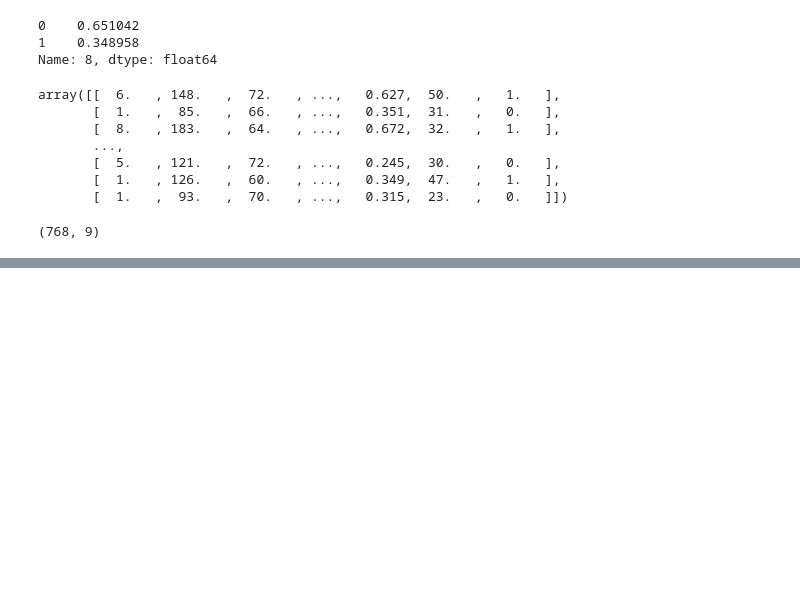
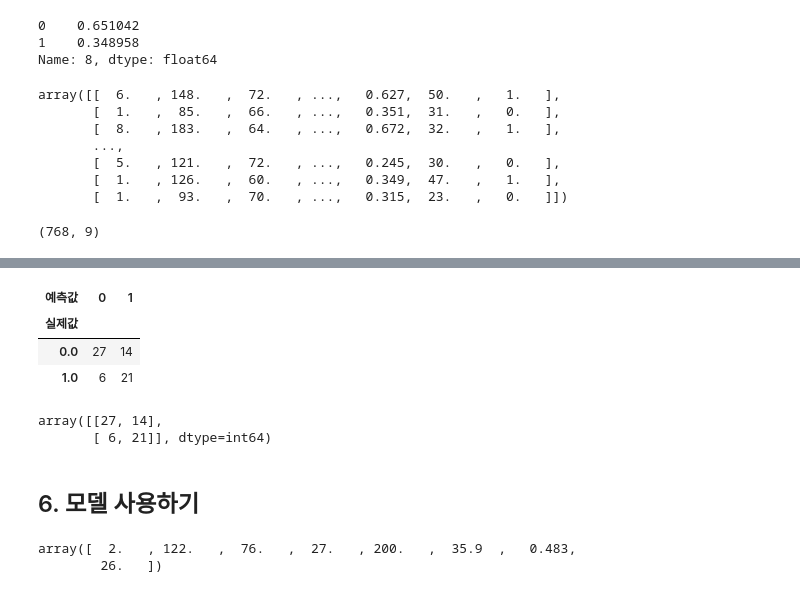
Before and after one commit to hjinyoo/ai, a Jupyter notebook: source/05_DeepLearning/06_피마인디언당뇨병발병예측(로지스틱회귀분석,분류분석).ipynb, the cells around one changed output, grey strips where cells are left out. Saved outputs shown, nothing was run; the diff lists cells and outputs as text; code cells hidden in the pictures; blank space fills up the shorter version.

```diff
--- a/source/05_DeepLearning/06_피마인디언당뇨병발병예측(로지스틱회귀분석,분류분석).ipynb
+++ b/source/05_DeepLearning/06_피마인디언당뇨병발병예측(로지스틱회귀분석,분류분석).ipynb
@@ -112,0 +416,4 @@ datasheet.shape
+# %%
+# 혼동행렬, 교차표 (원핫인코딩을 다시 복구)
+# y_test 실제값
+y_hat = model.predict(X_test).argmax(axis=1)
@@ -112,0 +422,19 @@ datasheet.shape
+# %%
+pd.crosstab(y_test, y_hat, rownames=['실제값'], colnames=['예측값'])
+# %% [output]
+| 예측값 | 0 | 1 |
+| 실제값 |  |  |
+| 0.0 | 27 | 14 |
+| 1.0 | 6 | 21 |
+# %%
+confusion_matrix(y_test, y_hat)
+# %% [output]
+array([[27, 14],
+       [ 6, 21]], dtype=int64)
+# %% [markdown]
+## 6. 모델 사용하기
+# %%
+X_test[0]
+# %% [output]
+array([  2.   , 122.   ,  76.   ,  27.   , 200.   ,  35.9  ,   0.483,
+        26.   ])
```
Also changed, not shown: parts of 42 cells of this notebook, 4 other files.
